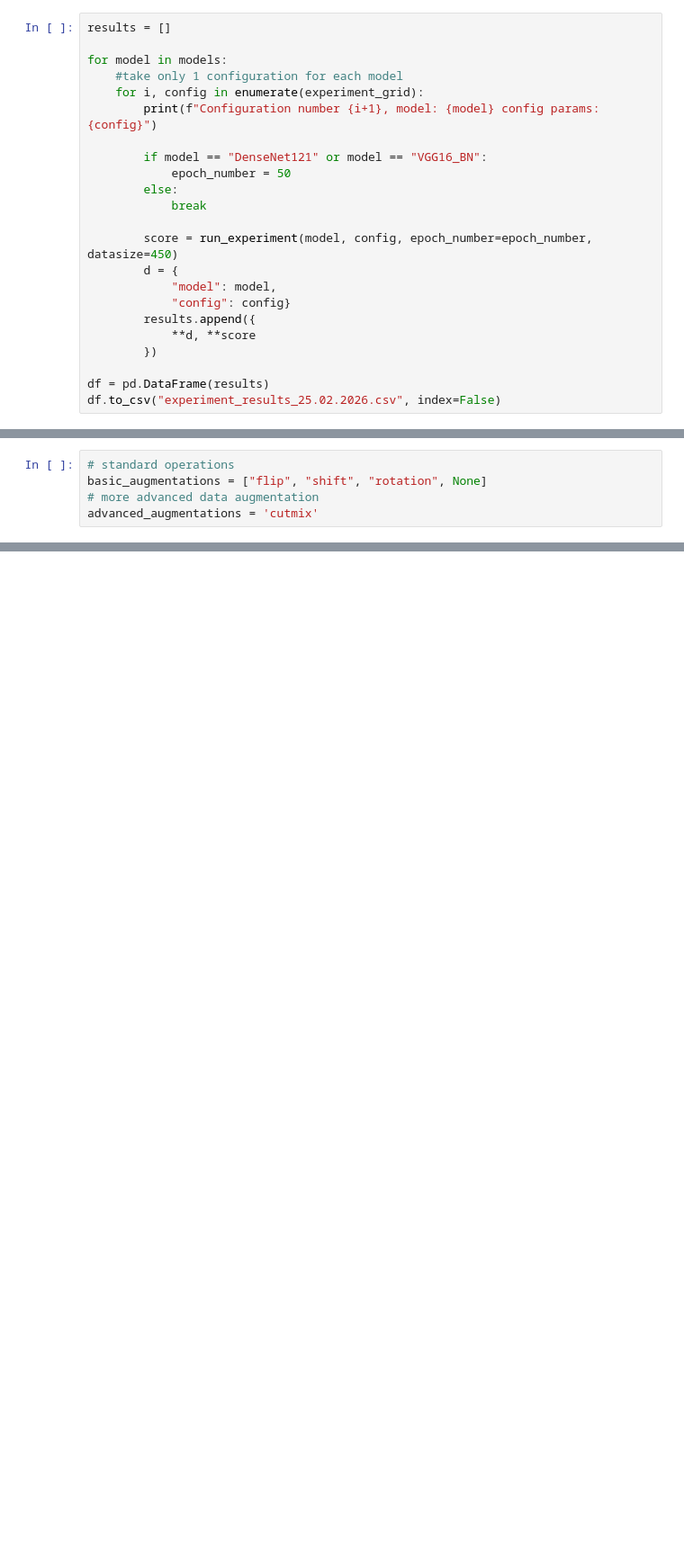
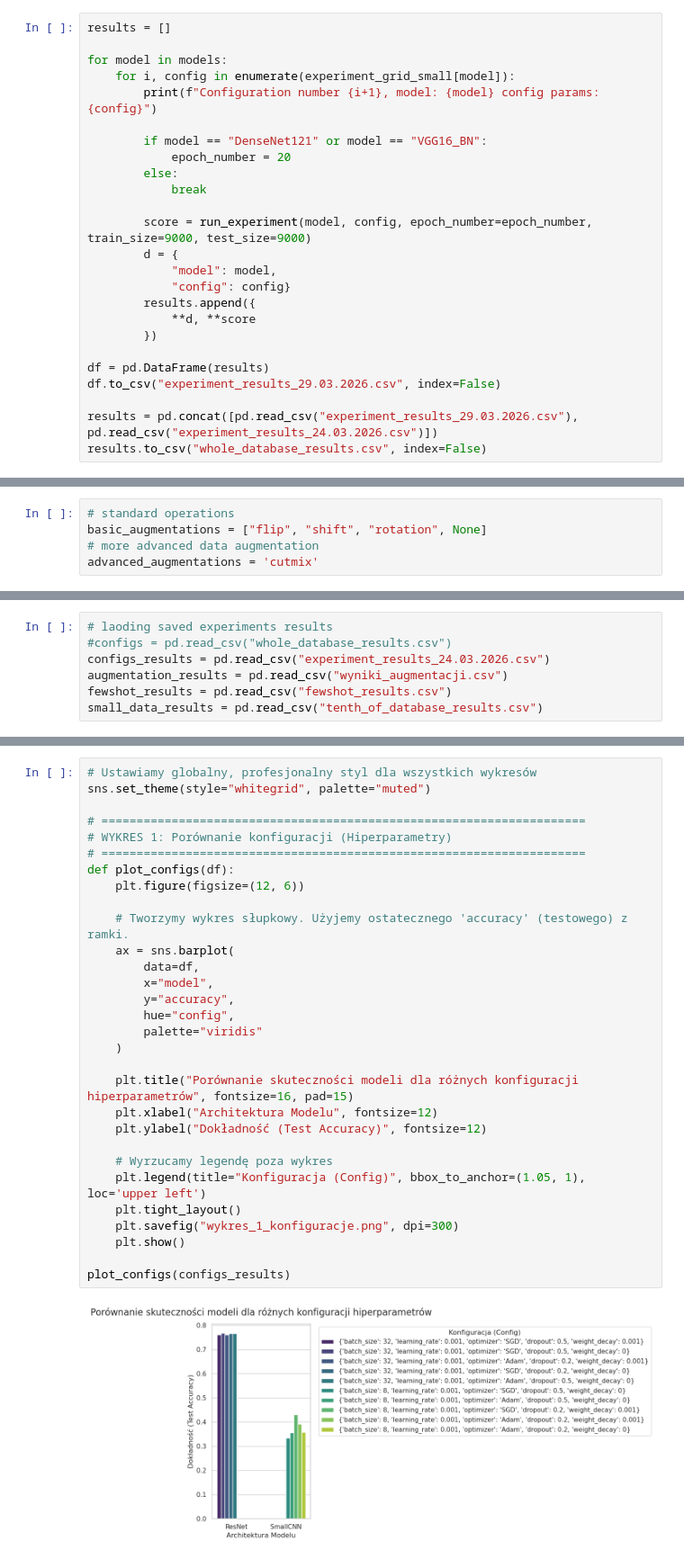
Before and after one commit to IgorLechoszest/DL-Image-Recognition, a Jupyter notebook: src/main.ipynb, the cells around one changed output, grey strips where cells are left out. Shown at 90% size. Drawn from its saved outputs; the diff is of its cells as text; blank space fills up the shorter version.

```diff
--- a/src/main.ipynb
+++ b/src/main.ipynb
@@ -178,16 +188,15 @@ df.to_csv("experiment_results_24.02.2026.csv", index=False)
 results = []
 
 for model in models:
-    #take only 1 configuration for each model
-    for i, config in enumerate(experiment_grid):
+    for i, config in enumerate(experiment_grid_small[model]):
         print(f"Configuration number {i+1}, model: {model} config params: {config}")
 
         if model == "DenseNet121" or model == "VGG16_BN":
-            epoch_number = 50
+            epoch_number = 20
         else:
             break
 
-        score = run_experiment(model, config, epoch_number=epoch_number, datasize=450)
+        score = run_experiment(model, config, epoch_number=epoch_number, train_size=9000, test_size=9000)
         d = {
             "model": model,
             "config": config}
@@ -196,5 +205,8 @@ for model in models:
         })
 
 df = pd.DataFrame(results)
-df.to_csv("experiment_results_25.02.2026.csv", index=False)
+df.to_csv("experiment_results_29.03.2026.csv", index=False)
+
+results = pd.concat([pd.read_csv("experiment_results_29.03.2026.csv"), pd.read_csv("experiment_results_24.03.2026.csv")])
+results.to_csv("whole_database_results.csv", index=False)
 # %% [output]
@@ -528,0 +447,7 @@ few_shot_test =  get_subset(test_dataset)
+# %%
+# laoding saved experiments results
+#configs = pd.read_csv("whole_database_results.csv")
+configs_results = pd.read_csv("experiment_results_24.03.2026.csv")
+augmentation_results = pd.read_csv("wyniki_augmentacji.csv")
+fewshot_results = pd.read_csv("fewshot_results.csv")
+small_data_results = pd.read_csv("tenth_of_database_results.csv")
@@ -528,0 +456,32 @@ few_shot_test =  get_subset(test_dataset)
+# %%
+# Ustawiamy globalny, profesjonalny styl dla wszystkich wykresów
+sns.set_theme(style="whitegrid", palette="muted")
+
+# =====================================================================
+# WYKRES 1: Porównanie konfiguracji (Hiperparametry)
+# =====================================================================
+def plot_configs(df):
+    plt.figure(figsize=(12, 6))
+
+    # Tworzymy wykres słupkowy. Użyjemy ostatecznego 'accuracy' (testowego) z ramki.
+    ax = sns.barplot(
+        data=df,
+        x="model",
+        y="accuracy",
+        hue="config",
+        palette="viridis"
+    )
+
+    plt.title("Porównanie skuteczności modeli dla różnych konfiguracji hiperparametrów", fontsize=16, pad=15)
+    plt.xlabel("Architektura Modelu", fontsize=12)
+    plt.ylabel("Dokładność (Test Accuracy)", fontsize=12)
+
+    # Wyrzucamy legendę poza wykres
+    plt.legend(title="Konfiguracja (Config)", bbox_to_anchor=(1.05, 1), loc='upper left')
+    plt.tight_layout()
+    plt.savefig("wykres_1_konfiguracje.png", dpi=300)
+    plt.show()
+
+plot_configs(configs_results)
+# %% [output]
+[figure, added]
```
Also changed, not shown: parts of 39 cells of this notebook, 6 other files.
